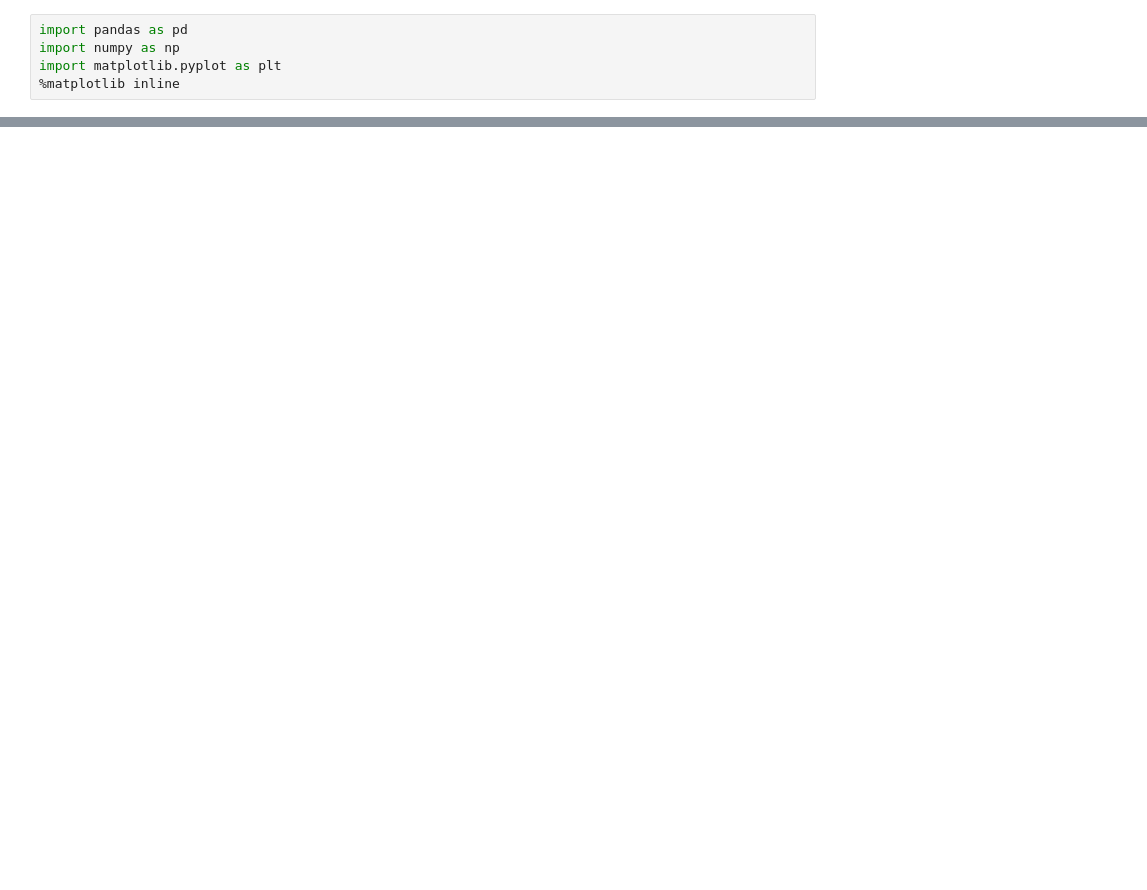
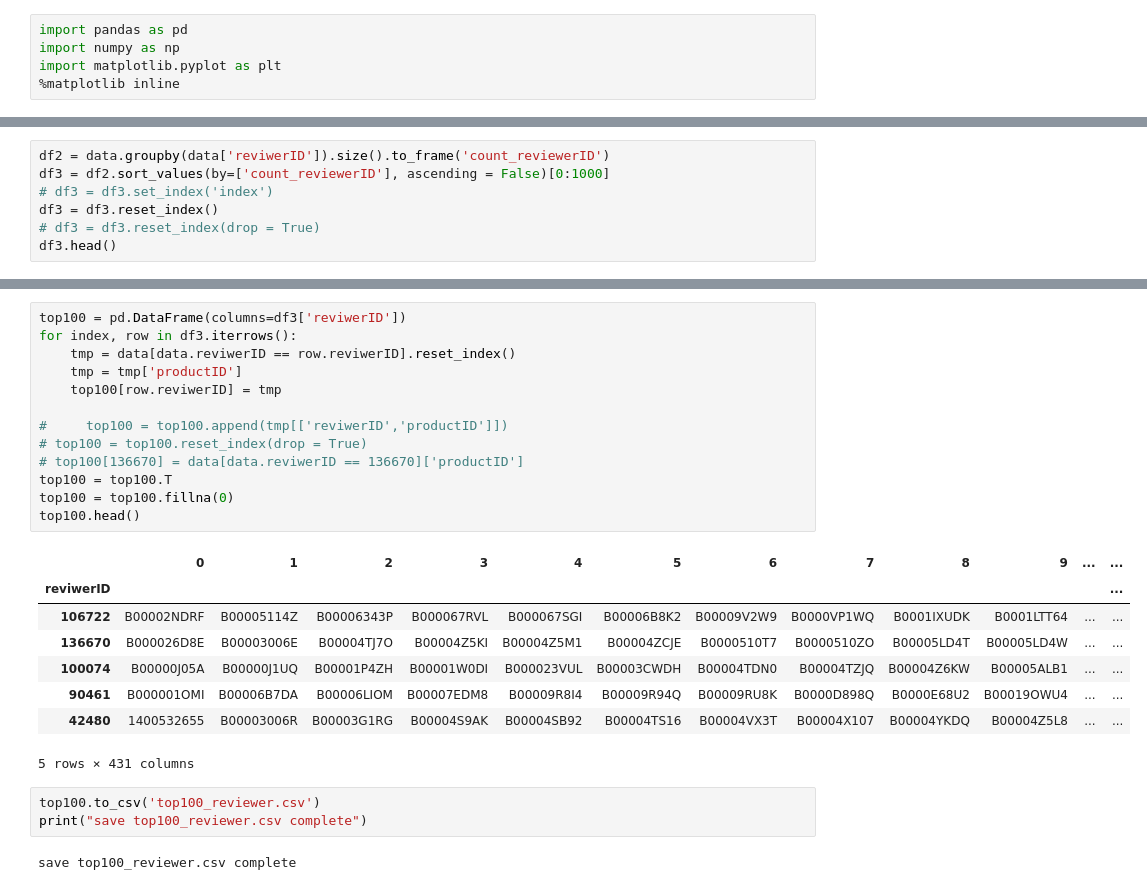
Before and after one commit to PattarapornH/mining-project, a Jupyter notebook: amazon_review.ipynb, the cells around one changed output, grey strips where cells are left out. Drawn from its saved outputs; the diff is of its cells as text; blank space fills up the shorter version.

```diff
--- a/amazon_review.ipynb
+++ b/amazon_review.ipynb
@@ -104,0 +117,7 @@ vectorizer.vocabulary_
+# %%
+df2 = data.groupby(data['reviwerID']).size().to_frame('count_reviewerID')
+df3 = df2.sort_values(by=['count_reviewerID'], ascending = False)[0:1000]
+# df3 = df3.set_index('index')
+df3 = df3.reset_index()
+# df3 = df3.reset_index(drop = True)
+df3.head()
@@ -104,0 +131,27 @@ vectorizer.vocabulary_
+# %%
+top100 = pd.DataFrame(columns=df3['reviwerID'])
+for index, row in df3.iterrows():
+    tmp = data[data.reviwerID == row.reviwerID].reset_index()
+    tmp = tmp['productID']
+    top100[row.reviwerID] = tmp
+
+#     top100 = top100.append(tmp[['reviwerID','productID']])
+# top100 = top100.reset_index(drop = True)
+# top100[136670] = data[data.reviwerID == 136670]['productID']
+top100 = top100.T
+top100 = top100.fillna(0)
+top100.head()
+# %% [output]
+|  | 0 | 1 | 2 | 3 | 4 | 5 | 6 | 7 | 8 | 9 | ... | ... |
+| reviwerID |  |  |  |  |  |  |  |  |  |  |  | ... |
+| 106722 | B00002NDRF | B00005114Z | B00006343P | B000067RVL | B000067SGI | B00006B8K2 | B00009V2W9 | B0000VP1WQ | B0001IXUDK | B0001LTT64 | ... | ... |
+| 136670 | B000026D8E | B00003006E | B00004TJ7O | B00004Z5KI | B00004Z5M1 | B00004ZCJE | B0000510T7 | B0000510ZO | B00005LD4T | B00005LD4W | ... | ... |
+| 100074 | B00000J05A | B00000J1UQ | B00001P4ZH | B00001W0DI | B000023VUL | B00003CWDH | B00004TDN0 | B00004TZJQ | B00004Z6KW | B00005ALB1 | ... | ... |
+| 90461 | B000001OMI | B00006B7DA | B00006LIOM | B00007EDM8 | B00009R8I4 | B00009R94Q | B00009RU8K | B0000D898Q | B0000E68U2 | B00019OWU4 | ... | ... |
+| 42480 | 1400532655 | B00003006R | B00003G1RG | B00004S9AK | B00004SB92 | B00004TS16 | B00004VX3T | B00004X107 | B00004YKDQ | B00004Z5L8 | ... | ... |
+5 rows × 431 columns
+# %%
+top100.to_csv('top100_reviewer.csv')
+print("save top100_reviewer.csv complete")
+# %% [output]
+save top100_reviewer.csv complete
```
Also changed, not shown: parts of 26 cells of this notebook.
